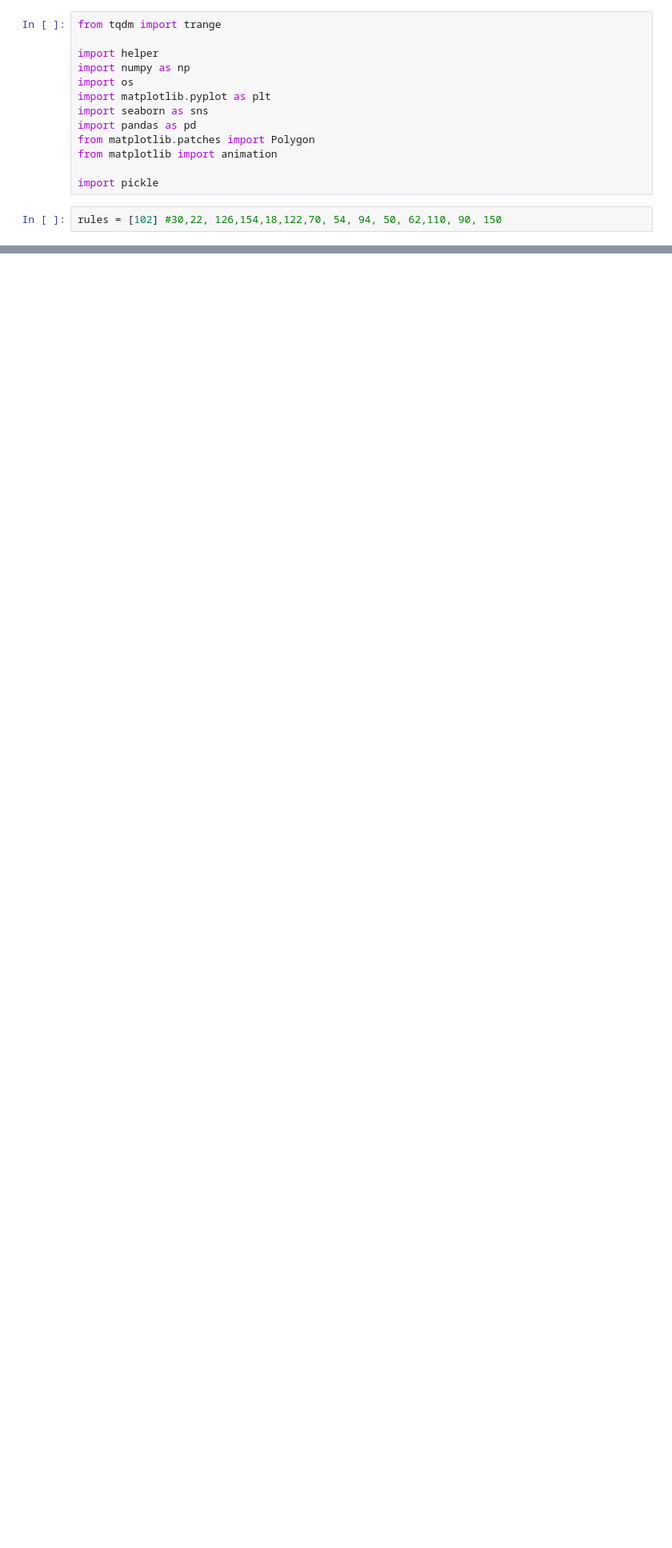
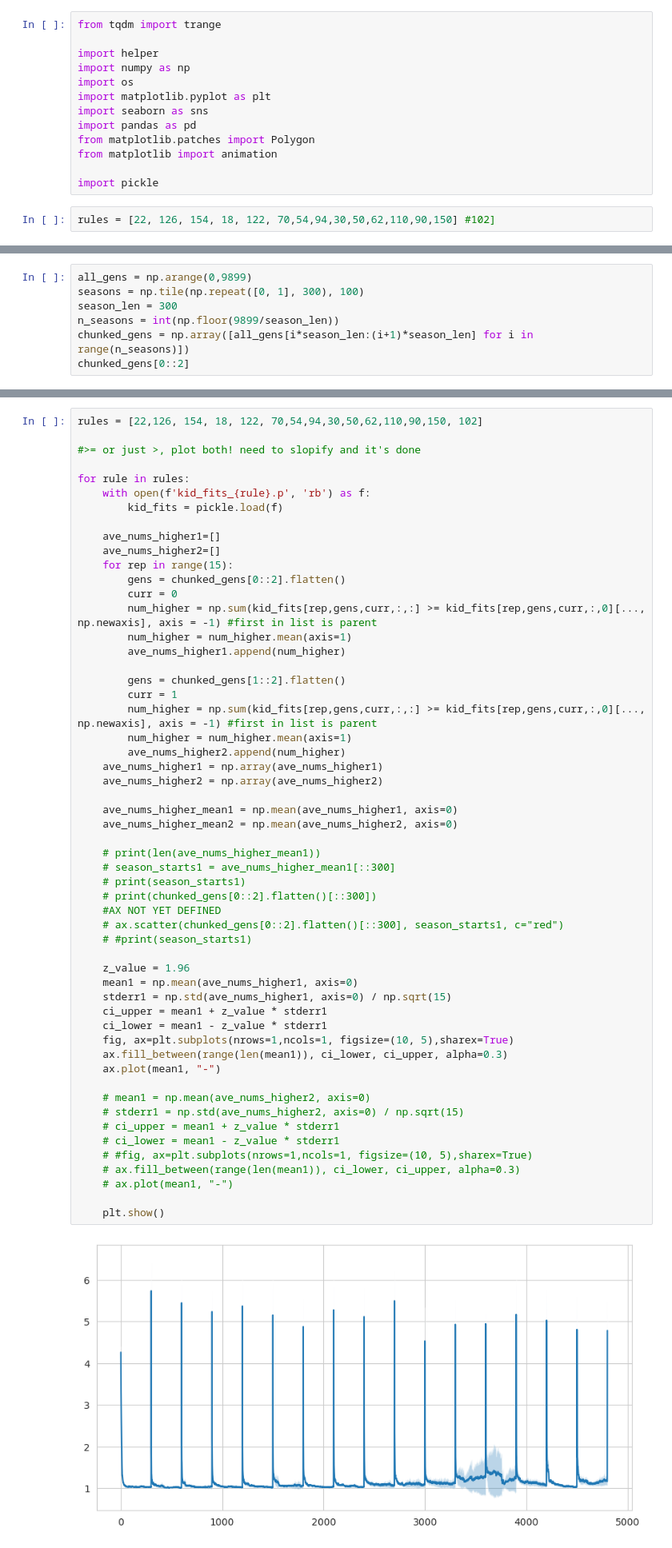
Before and after one commit to Cpetak/CA_GRN2, a Jupyter notebook: bet_hedge_all2.ipynb, the cells around one changed output, grey strips where cells are left out. Shown at 80% size. Drawn from its saved outputs; the diff is of its cells as text; blank space fills up the shorter version.

Commit message:
percent kids better than parent

```diff
--- a/bet_hedge_all2.ipynb
+++ b/bet_hedge_all2.ipynb
@@ -12,6 +12,6 @@ from matplotlib import animation
 
 import pickle
 # %%
-rules = [102] #30,22, 126,154,18,122,70, 54, 94, 50, 62,110, 90, 150
+rules = [22, 126, 154, 18, 122, 70,54,94,30,50,62,110,90,150] #102]
 # %%
 for rule in rules:
@@ -104,0 +107,7 @@ for rule in rules:
+# %%
+all_gens = np.arange(0,9899)
+seasons = np.tile(np.repeat([0, 1], 300), 100)
+season_len = 300
+n_seasons = int(np.floor(9899/season_len))
+chunked_gens = np.array([all_gens[i*season_len:(i+1)*season_len] for i in range(n_seasons)])
+chunked_gens[0::2]
@@ -104,0 +127,57 @@ for rule in rules:
+# %%
+rules = [22,126, 154, 18, 122, 70,54,94,30,50,62,110,90,150, 102]
+
+#>= or just >, plot both! need to slopify and it's done
+
+for rule in rules:
+    with open(f'kid_fits_{rule}.p', 'rb') as f:
+        kid_fits = pickle.load(f)
+
+    ave_nums_higher1=[]
+    ave_nums_higher2=[]
+    for rep in range(15):
+        gens = chunked_gens[0::2].flatten()
+        curr = 0
+        num_higher = np.sum(kid_fits[rep,gens,curr,:,:] >= kid_fits[rep,gens,curr,:,0][..., np.newaxis], axis = -1) #first in list is parent
+        num_higher = num_higher.mean(axis=1)
+        ave_nums_higher1.append(num_higher)
+
+        gens = chunked_gens[1::2].flatten()
+        curr = 1
+        num_higher = np.sum(kid_fits[rep,gens,curr,:,:] >= kid_fits[rep,gens,curr,:,0][..., np.newaxis], axis = -1) #first in list is parent
+        num_higher = num_higher.mean(axis=1)
+        ave_nums_higher2.append(num_higher)
+    ave_nums_higher1 = np.array(ave_nums_higher1)
+    ave_nums_higher2 = np.array(ave_nums_higher2)
+
+    ave_nums_higher_mean1 = np.mean(ave_nums_higher1, axis=0)
+    ave_nums_higher_mean2 = np.mean(ave_nums_higher2, axis=0)
+
+    # print(len(ave_nums_higher_mean1))
+    # season_starts1 = ave_nums_higher_mean1[::300]
+    # print(season_starts1)
+    # print(chunked_gens[0::2].flatten()[::300])
+    #AX NOT YET DEFINED
+    # ax.scatter(chunked_gens[0::2].flatten()[::300], season_starts1, c="red")
+    # #print(season_starts1)
+
+    z_value = 1.96
+    mean1 = np.mean(ave_nums_higher1, axis=0)
+    stderr1 = np.std(ave_nums_higher1, axis=0) / np.sqrt(15)
+    ci_upper = mean1 + z_value * stderr1
+    ci_lower = mean1 - z_value * stderr1
+    fig, ax=plt.subplots(nrows=1,ncols=1, figsize=(10, 5),sharex=True)
+    ax.fill_between(range(len(mean1)), ci_lower, ci_upper, alpha=0.3)
+    ax.plot(mean1, "-")
+
+    # mean1 = np.mean(ave_nums_higher2, axis=0)
+    # stderr1 = np.std(ave_nums_higher2, axis=0) / np.sqrt(15)
+    # ci_upper = mean1 + z_value * stderr1
+    # ci_lower = mean1 - z_value * stderr1
+    # #fig, ax=plt.subplots(nrows=1,ncols=1, figsize=(10, 5),sharex=True)
+    # ax.fill_between(range(len(mean1)), ci_lower, ci_upper, alpha=0.3)
+    # ax.plot(mean1, "-")
+
+    plt.show()
+# %% [output]
+[figure, added]
```
Also changed, not shown: parts of 5 cells of this notebook, 1 other file.
